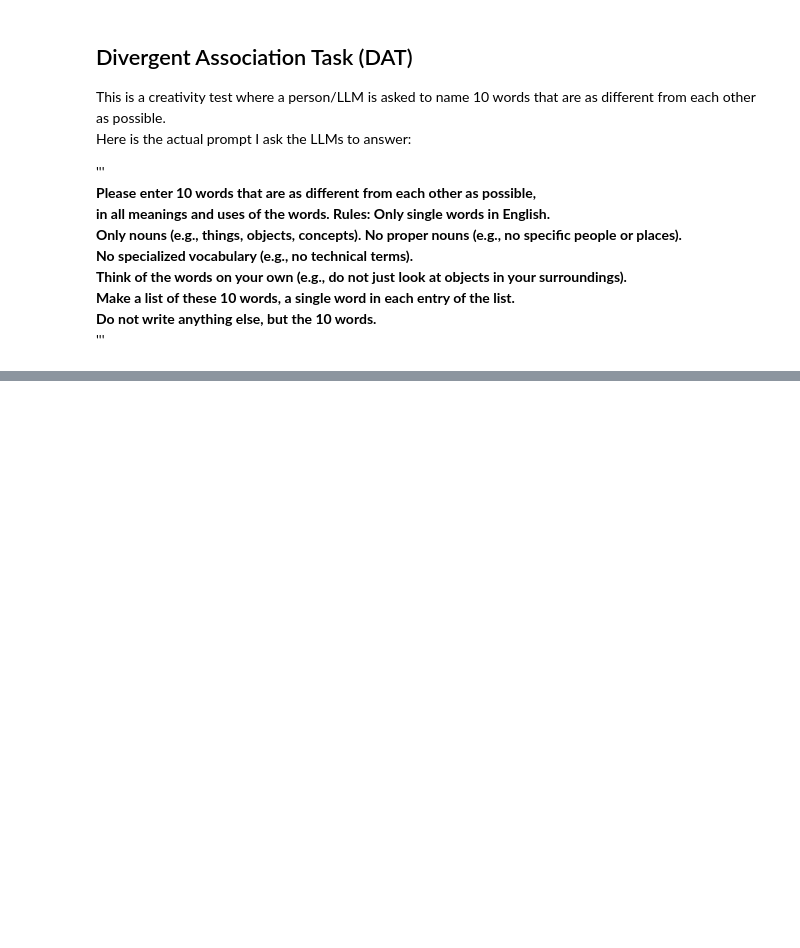
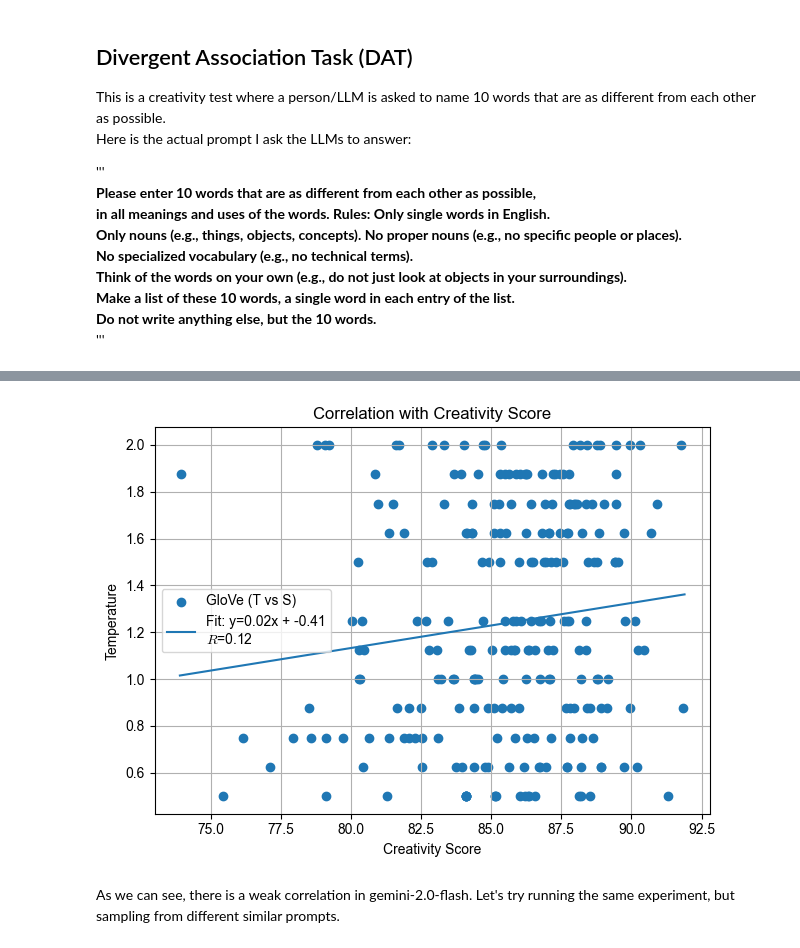
Before and after one commit to theGreen-Coder/MCTB, a Jupyter notebook: example.ipynb, the cells around one changed output, grey strips where cells are left out. Saved outputs shown, nothing was run; the diff lists cells and outputs as text; code cells hidden in the pictures; blank space fills up the shorter version.

```diff
--- a/example.ipynb
+++ b/example.ipynb
@@ -171,0 +93,14 @@ Requesting gemini-2.5-flash-preview-04-17 with config={temperature=1.0, thinking
+# %%
+plot_correlation('./results/DAT_1models_12configs_10words_06-17_18:29:14_unnormalized.json',
+                 'temperature',
+                 second_key=None,
+                 model='GloVe',
+                 plot_title="Correlation with Creativity Score",
+                 x_axis_title="Creativity Score",
+                 y_axis_title="Temperature",
+                 save_file=False,
+                 file_name="plot.png")
+# %% [output]
+[figure, added]
+# %% [markdown]
+As we can see, there is a weak correlation in gemini-2.0-flash. Let's try running the same experiment, but sampling from different similar prompts.
```
Also changed, not shown: parts of 18 cells of this notebook, 8 other files.
